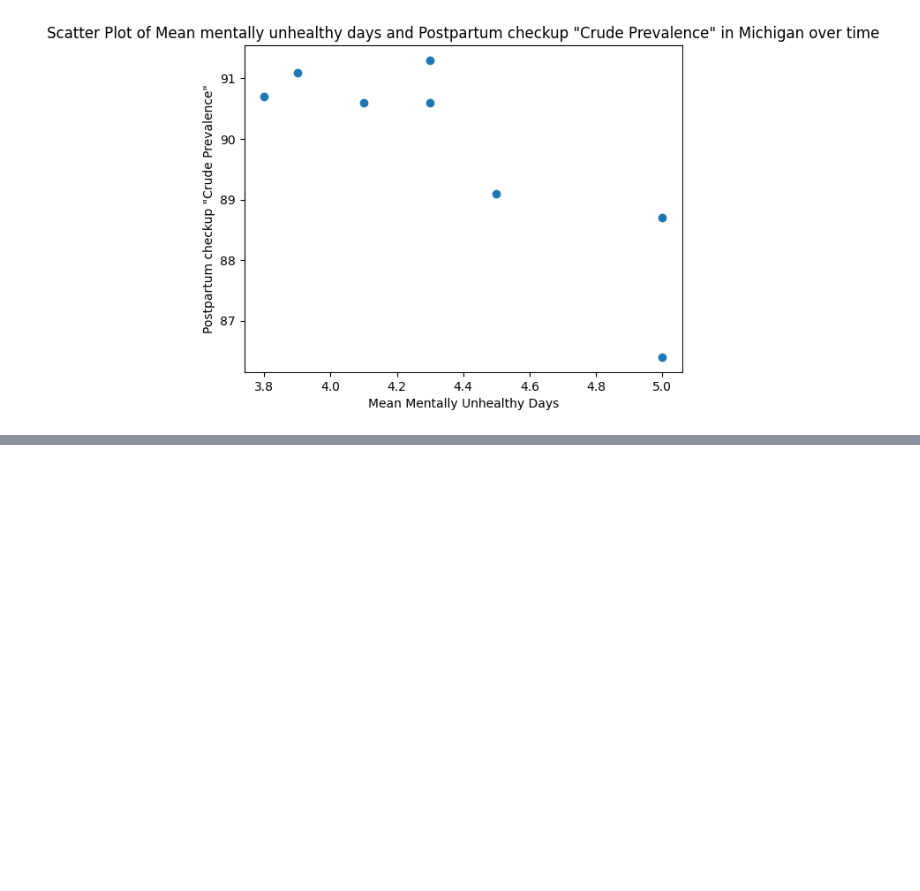
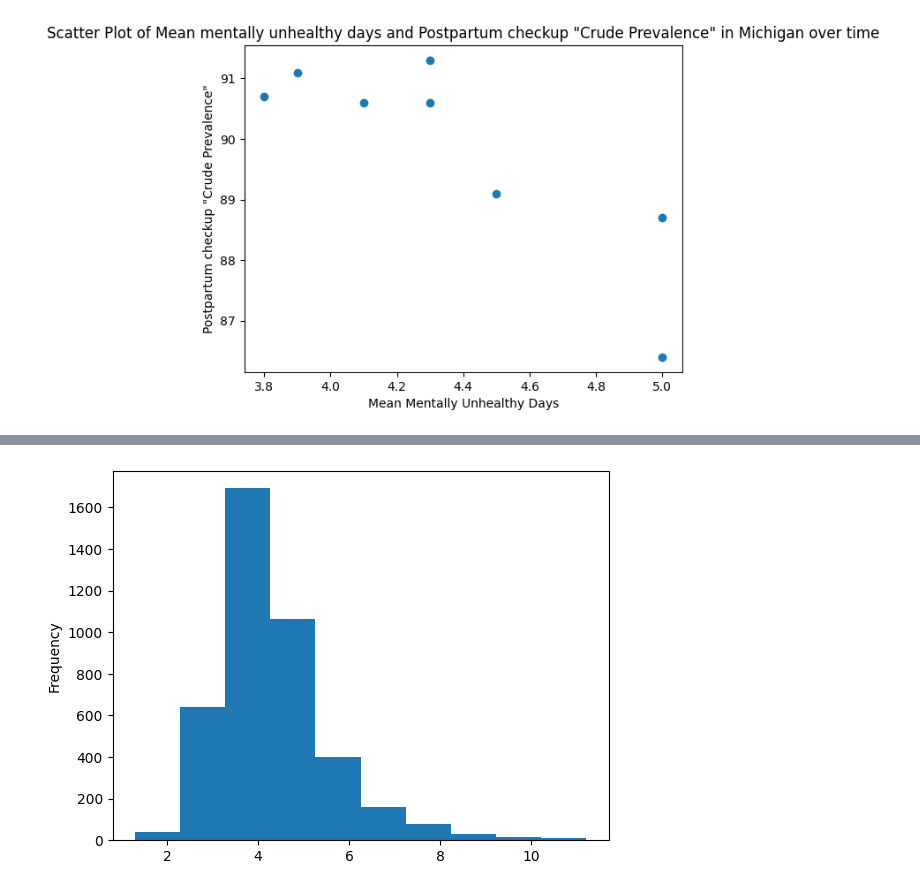
Before and after one commit to jrmcmill/618-project, a Jupyter notebook: JMproject-description.ipynb, the cells around one changed output, grey strips where cells are left out. Saved outputs shown, nothing was run; the diff lists cells and outputs as text; code cells hidden in the pictures; blank space fills up the shorter version.

Commit message:
add more plots for each dataset

```diff
--- a/JMproject-description.ipynb
+++ b/JMproject-description.ipynb
@@ -320,0 +330,5 @@ _ = plt.show()
+# %%
+# histogram of means of mentally unhealthy days
+_ = mental_health[mental_health.DataValueType == 'Mean'].DataValue.plot(kind='hist')
+# %% [output]
+[figure, added]
```
Also changed, not shown: parts of 4 cells of this notebook.
